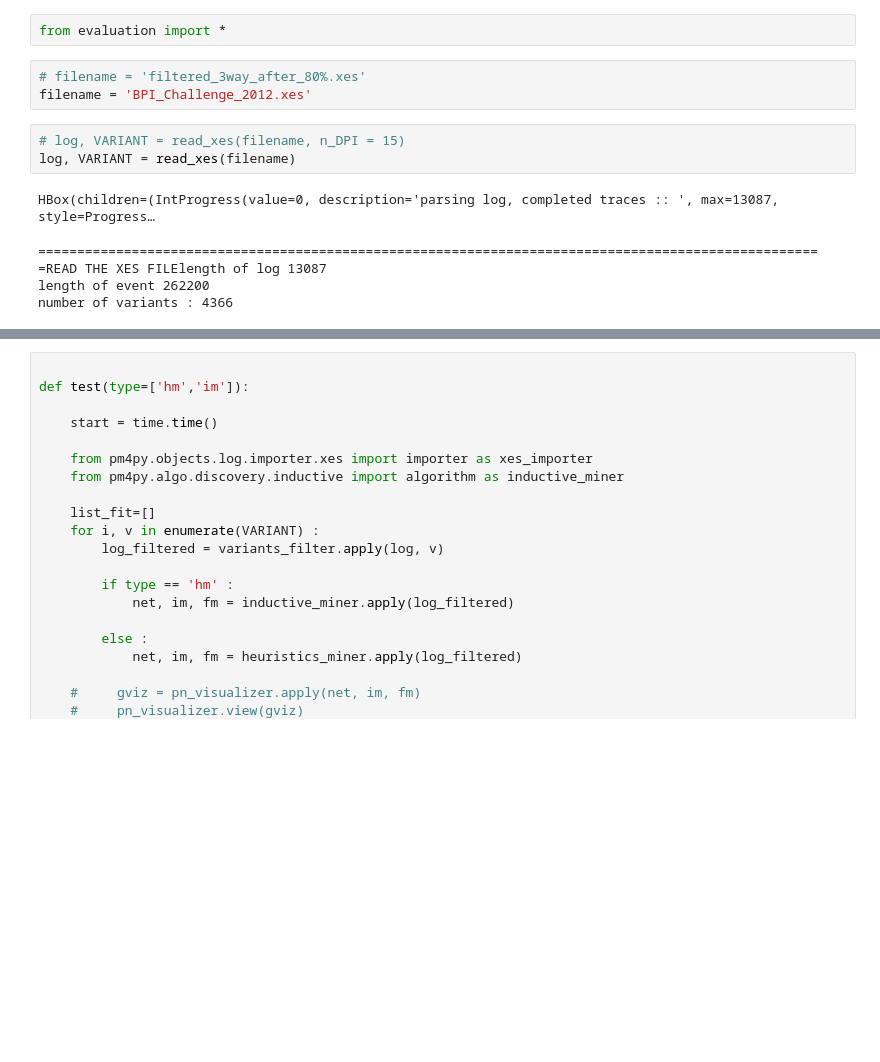
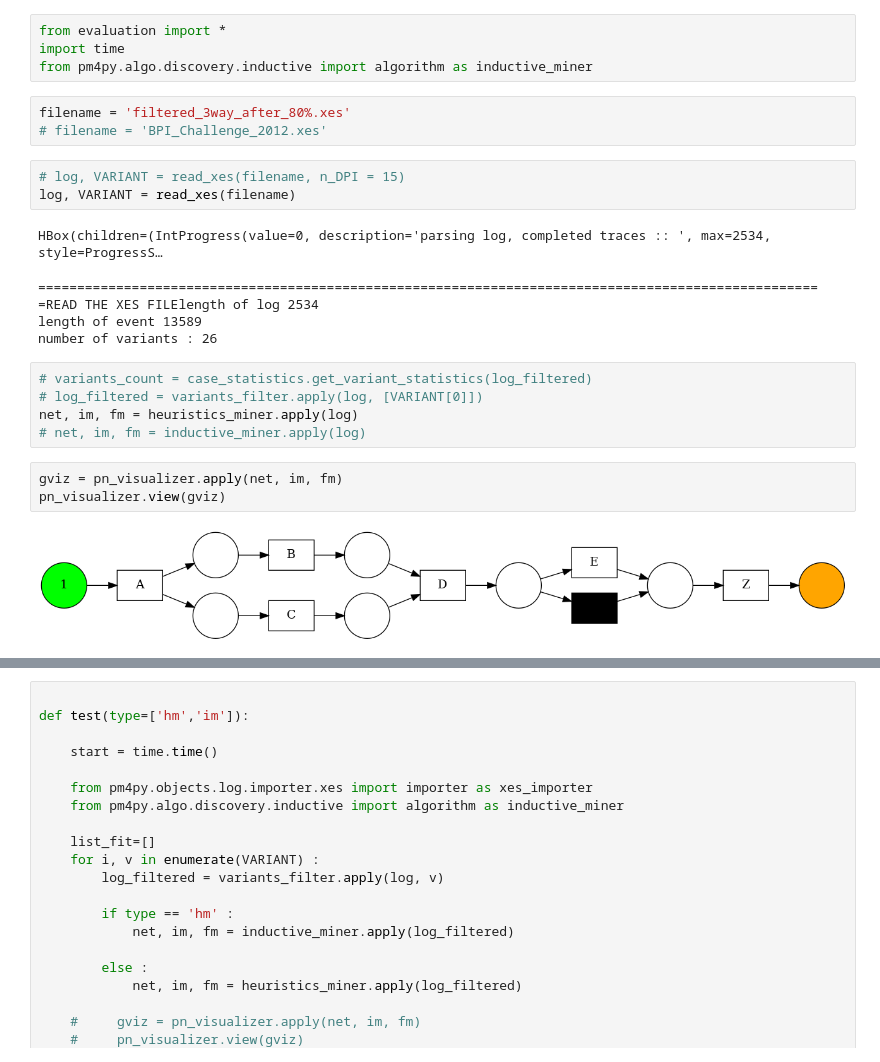
Before and after one commit to bbk0529/seminar_ML_application, a Jupyter notebook: EXPERIMENTAL.ipynb, the cells around one changed output, grey strips where cells are left out. Cells and saved outputs as stored; diff of their text form; blank space fills up the shorter version.

```diff
--- a/EXPERIMENTAL.ipynb
+++ b/EXPERIMENTAL.ipynb
@@ -1,13 +1,25 @@
-# %%
-from evaluation import *
+# %%
+from evaluation import *
+import time
+from pm4py.algo.discovery.inductive import algorithm as inductive_miner
 # %%
-# filename = 'filtered_3way_after_80%.xes'
-filename = 'BPI_Challenge_2012.xes'
+filename = 'filtered_3way_after_80%.xes'
+# filename = 'BPI_Challenge_2012.xes'
 # %%
 # log, VARIANT = read_xes(filename, n_DPI = 15)
 log, VARIANT = read_xes(filename)
 # %% [output]
-HBox(children=(IntProgress(value=0, description='parsing log, completed traces :: ', max=13087, style=Progress…
+HBox(children=(IntProgress(value=0, description='parsing log, completed traces :: ', max=2534, style=ProgressS…
-==================================================================================================== =READ THE XES FILElength of log 13087
-length of event 262200
-number of variants : 4366
+==================================================================================================== =READ THE XES FILElength of log 2534
+length of event 13589
+number of variants : 26
+# %%
+# variants_count = case_statistics.get_variant_statistics(log_filtered)
+# log_filtered = variants_filter.apply(log, [VARIANT[0]])
+net, im, fm = heuristics_miner.apply(log)
+# net, im, fm = inductive_miner.apply(log)
+# %%
+gviz = pn_visualizer.apply(net, im, fm)
+pn_visualizer.view(gviz)
+# %% [output]
+[figure, added]
```
Also changed, not shown: parts of 19 cells of this notebook.
